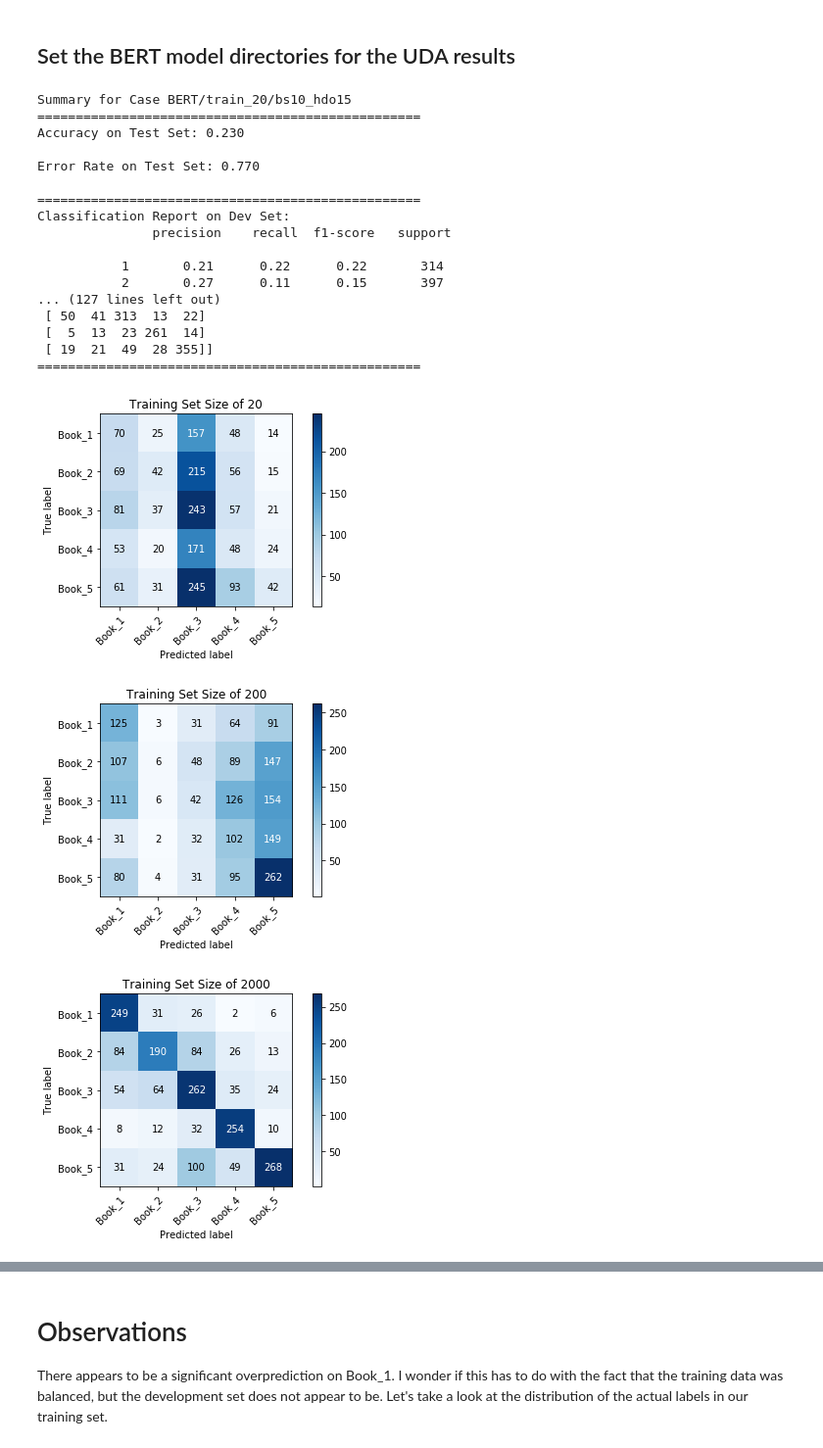
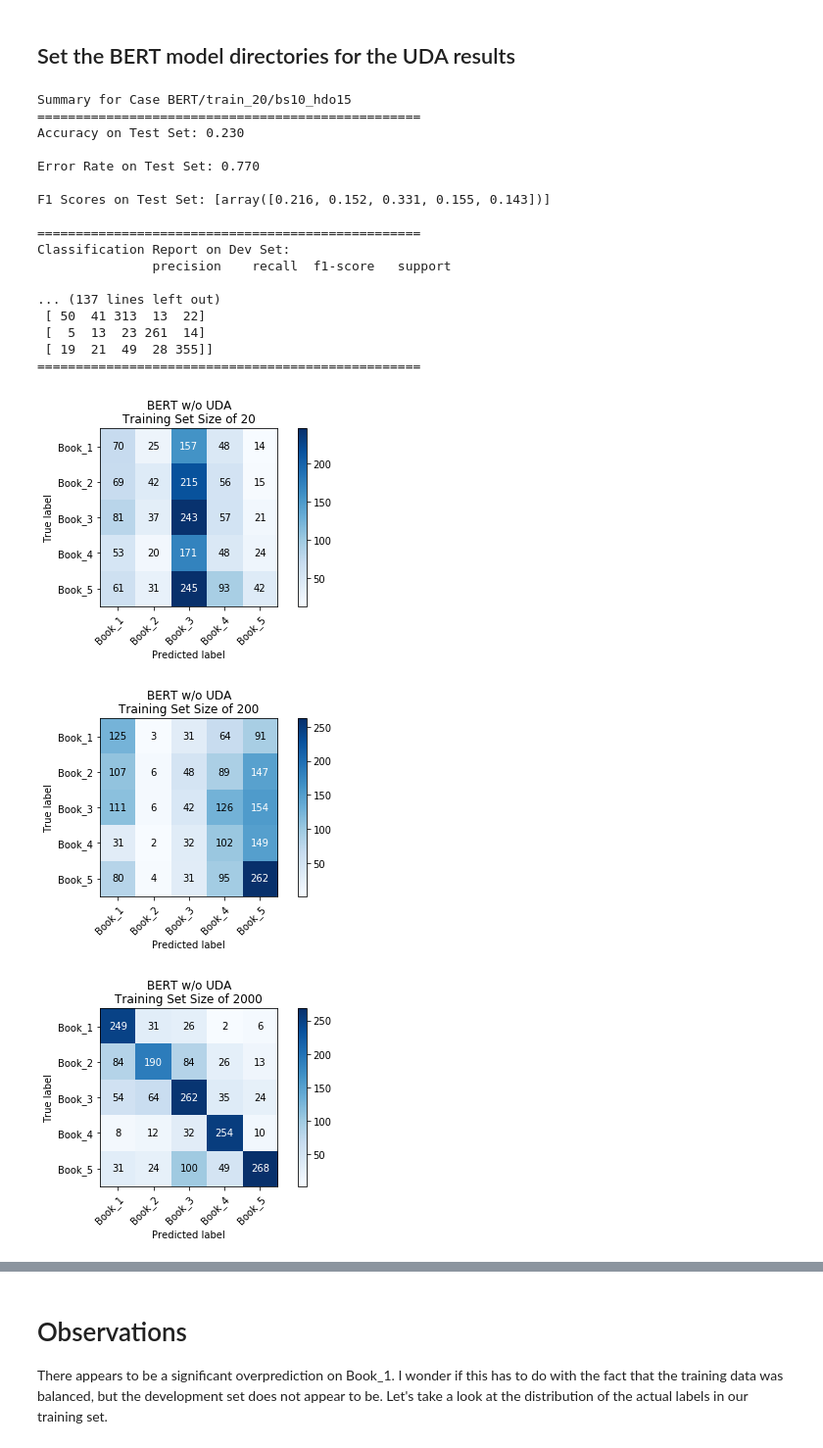
Before and after one commit to tomgoter/nlp_finalproject, a Jupyter notebook: error_analysis.ipynb, the cells around one changed output, grey strips where cells are left out. Shown at 98% size. Drawn from its saved outputs; the diff is of its cells as text; code cells hidden in the pictures.

```diff
--- a/error_analysis.ipynb
+++ b/error_analysis.ipynb
@@ -114,37 +114,42 @@ def plot_confusion_matrix(y_true, y_pred, classes,
     return ax
 # %%
 bert_errors = []
+bert_f1_scores = []
+bert_cm = []
 for i, df in enumerate(bert_dfs):
     print("Summary for Case {}".format(bert_models[i]))
     print("="*50)
     print("Accuracy on Test Set: {:3.3f}\n".format(metrics.accuracy_score(df.label, df.preds)))
     print("Error Rate on Test Set: {:3.3f}\n".format(1-metrics.accuracy_score(df.label, df.preds)))
     bert_errors.append(1-metrics.accuracy_score(df.label, df.preds))
+    bert_f1_scores.append(metrics.f1_score(df.label, df.preds, average=None))
+    bert_cm.append(metrics.confusion_matrix(df.label, df.preds))
+    print("F1 Scores on Test Set: {}\n".format(bert_f1_scores))
     print("="*50)
     print("Classification Report on Dev Set: \n", metrics.classification_report(df.label, df.preds))
     plot_confusion_matrix(df.label, df.preds, classes=class_names,
-                      title='Training Set Size of {}'.format(training_set_sizes[i]))
+                      title='BERT w/o UDA\nTraining Set Size of {}'.format(training_set_sizes[i]))
     print("="*50 + "\n\n")
 
     np.set_printoptions(precision=3)
 # %% [output]
 Summary for Case BERT/train_20/bs10_hdo15
 ==================================================
 Accuracy on Test Set: 0.230
 
 Error Rate on Test Set: 0.770
 
+F1 Scores on Test Set: [array([0.216, 0.152, 0.331, 0.155, 0.143])]
+
 ==================================================
 Classification Report on Dev Set:
                precision    recall  f1-score   support
 
-           1       0.21      0.22      0.22       314
-           2       0.27      0.11      0.15       397
-... (127 lines left out)
+... (137 lines left out)
  [ 50  41 313  13  22]
  [  5  13  23 261  14]
  [ 19  21  49  28 355]]
 ==================================================
-[figure, old version]
+[figure, new version]
-[figure, old version]
+[figure, new version]
-[figure, old version]
+[figure, new version]
```
Also changed, not shown: parts of 9 cells of this notebook, 13 other files.
